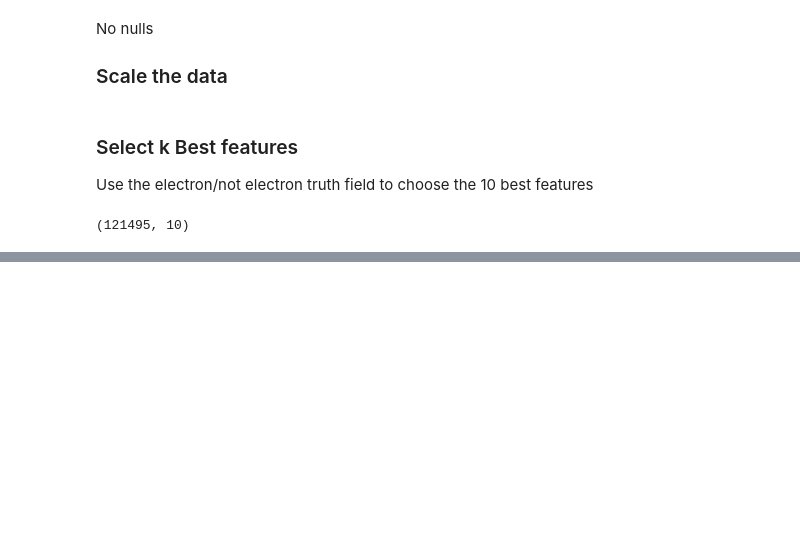
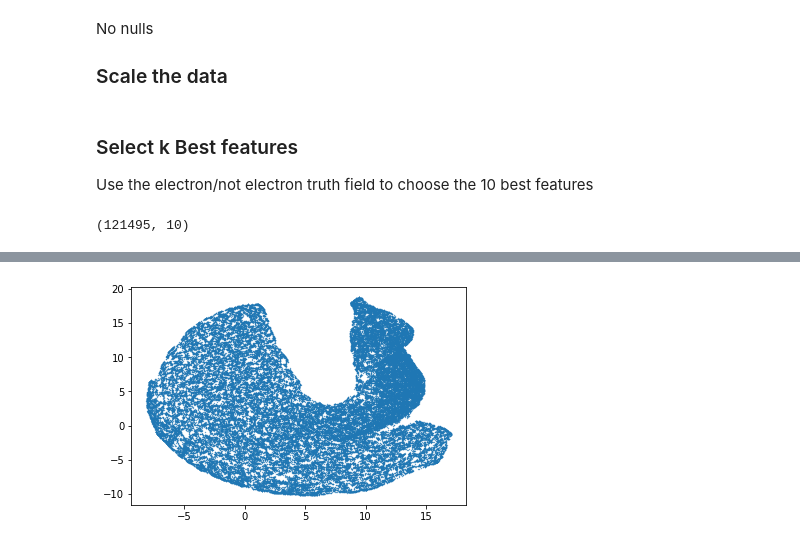
Before and after one commit to nohg/AML-small-project, a Jupyter notebook: Clustering.ipynb, the cells around one changed output, grey strips where cells are left out. Saved outputs shown, nothing was run; the diff lists cells and outputs as text; code cells hidden in the pictures; blank space fills up the shorter version.

Commit message:
try umap

```diff
--- a/Clustering.ipynb
+++ b/Clustering.ipynb
@@ -98,0 +147,8 @@ X_10.shape
+# %%
+kmeans = KMeans(n_clusters=2, init='k-means++',
+                n_init=10, random_state=42)
+kmeans.fit(X_train)
+y_pred = kmeans.predict(X_val)
+
+test_score = accuracy_score(y_val, y_pred)
+print(f"Test score: {test_score:.3f}")
@@ -98,0 +173,5 @@ X_10.shape
+# %%
+standard_embedding = umap.UMAP(random_state=42).fit_transform(X_train.data)
+plt.scatter(standard_embedding[:, 0], standard_embedding[:, 1], s=0.1, cmap='Spectral');
+# %% [output]
+[figure, added]
```
Also changed, not shown: parts of 14 cells of this notebook.
